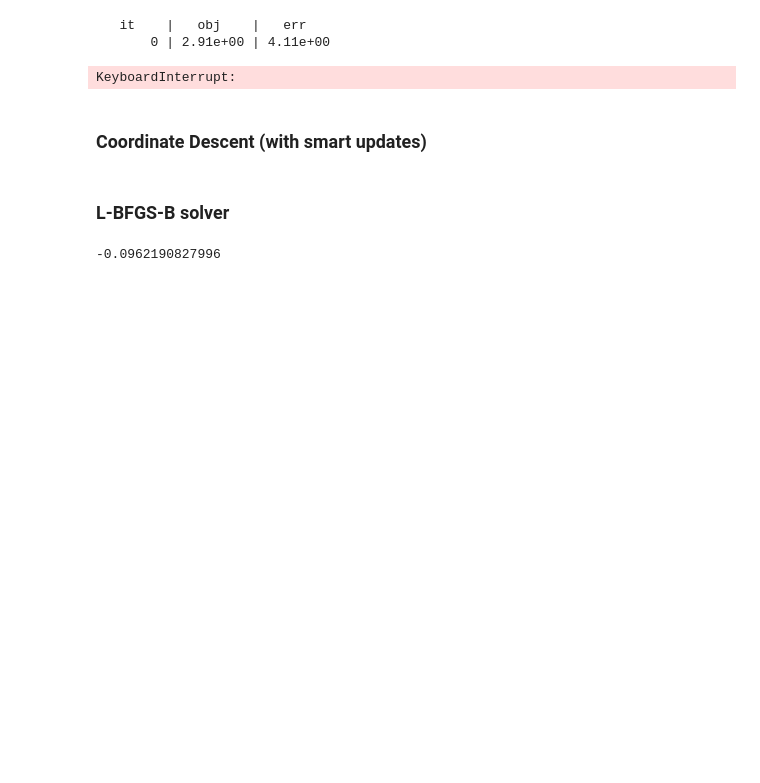
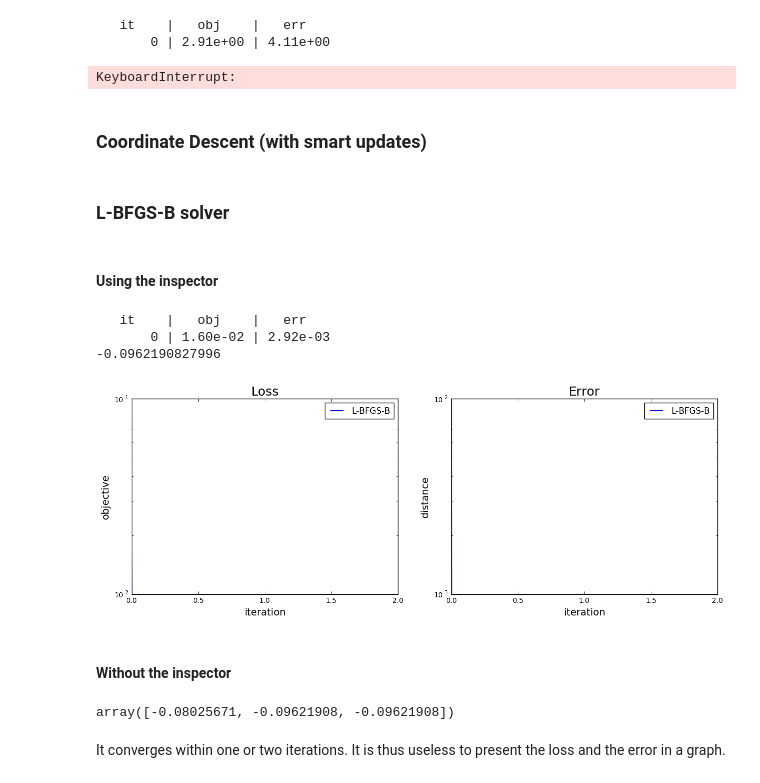
Before and after one commit to DataNest/project-optimization-data-science, a Jupyter notebook: project_el_alaoui_salma_and_hung_chia_man_and_liu_zhengying-merge.ipynb, the cells around one changed output. Cells and saved outputs as stored; diff of their text form; code cells hidden in the pictures; blank space fills up the shorter version.

Commit message:
Add L-BFGS-B solver.

```diff
--- a/project_el_alaoui_salma_and_hung_chia_man_and_liu_zhengying-merge.ipynb
+++ b/project_el_alaoui_salma_and_hung_chia_man_and_liu_zhengying-merge.ipynb
@@ -1169,13 +1169,48 @@ print(get_support_vec(x_min))
 # TODO
 # %% [markdown]
 ### L-BFGS-B solver
+# %% [markdown]
+#### Using the inspector
 # %%
-# TODO: fix it. grad is not correct.
-
 from scipy.optimize import fmin_l_bfgs_b
 
 x_init = np.zeros(model.n)
-x_min, f_min, _ = fmin_l_bfgs_b(model.loss, x_init, model.grad, pgtol=1e-20)
+scipy_l_bfgs_b_inspector = inspector(model.loss, verbose=True)
+x_min, f_min, _ = fmin_l_bfgs_b(model.loss, x_init, model.grad, pgtol=1e-20, callback=scipy_l_bfgs_b_inspector)
 print(f_min)
 # %% [output]
+   it    |   obj    |   err
+       0 | 1.60e-02 | 2.92e-03
 -0.0962190827996
+# %%
+plt.figure(figsize=(15, 5))
+
+plt.subplot(1, 2, 1)
+
+inspectors = [scipy_l_bfgs_b_inspector]
+
+solvers = ["L-BFGS-B"]
+
+for insp in inspectors:
+    plt.plot(insp.obj, lw=2)
+    plt.title("Loss", fontsize=18)
+    plt.xlabel("iteration", fontsize=14)
+    plt.ylabel("objective", fontsize=14)
+    plt.yscale("log")
+
+plt.legend(solvers)
+
+plt.subplot(1, 2, 2)
+
+for insp in inspectors:
+    plt.plot(insp.err, lw=2)
+    plt.title("Error", fontsize=18)
+    plt.xlabel("iteration", fontsize=14)
+    plt.ylabel("distance", fontsize=14)
+    plt.yscale("log")
+
+plt.legend(solvers);
+# %% [output]
+[figure, added]
+# %% [markdown]
+#### Without the inspector
@@ -1181,0 +1236,6 @@ print(f_min)
+# %%
+all_f_scipy_l_bfgs_b
+# %% [output]
+array([-0.08025671, -0.09621908, -0.09621908])
+# %% [markdown]
+It converges within one or two iterations. It is thus useless to present the loss and the error in a graph.
```
Also changed, not shown: parts of 2 cells of this notebook.
